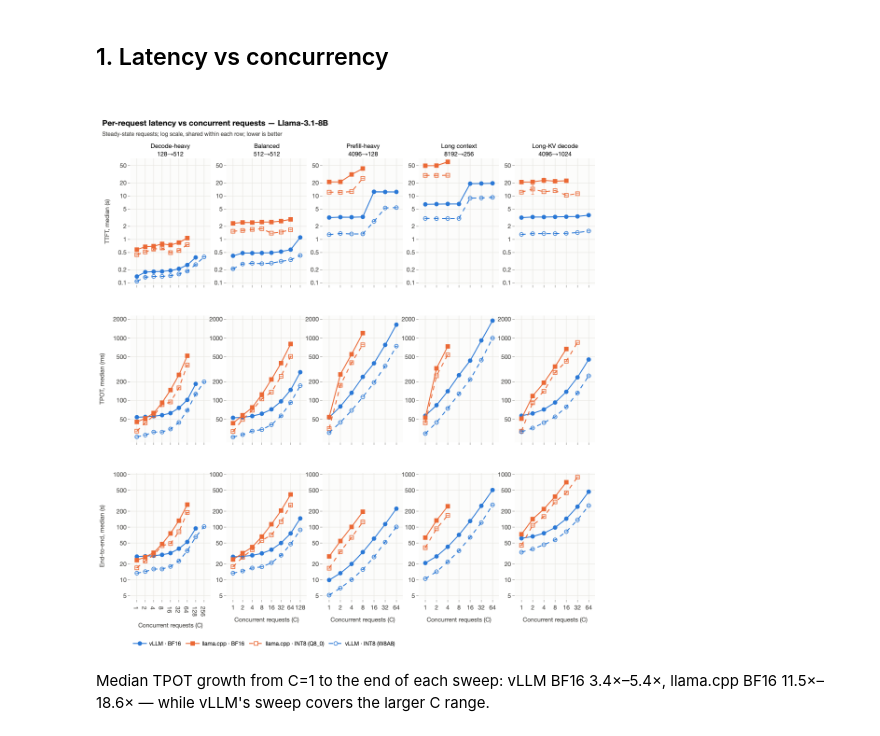
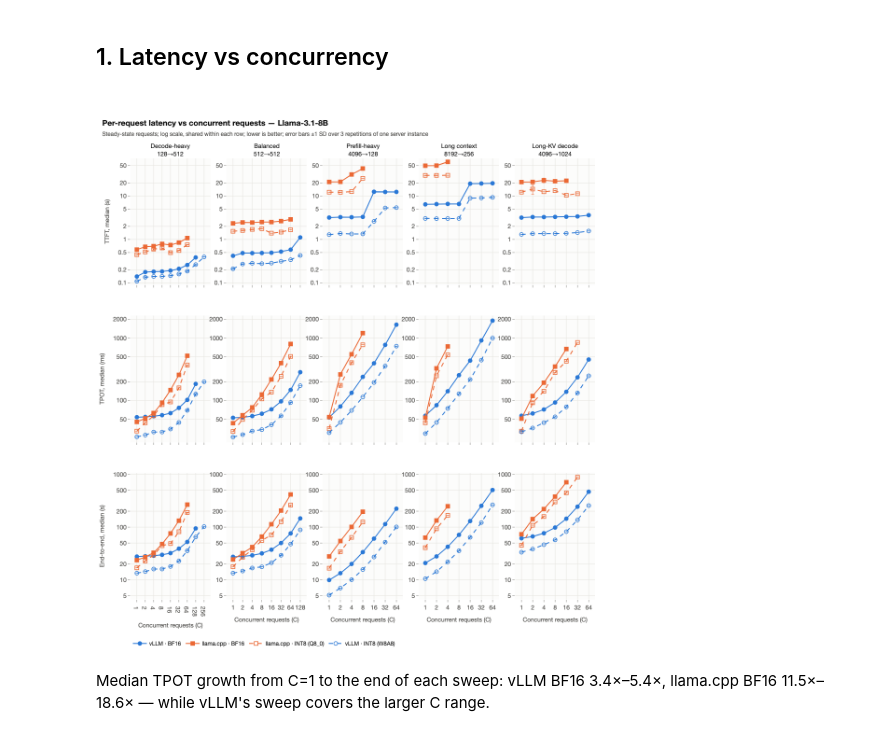
Before and after one commit to struggling-student/llm-backend-analysis, a Jupyter notebook: notebooks/backend_selection/05_online_serving_latency.ipynb, the cells around one changed output. Cells and saved outputs as stored; diff of their text form; code cells hidden in the pictures.

```diff
--- a/notebooks/backend_selection/05_online_serving_latency.ipynb
+++ b/notebooks/backend_selection/05_online_serving_latency.ipynb
@@ -35,13 +35,13 @@ primary = pts[pts["model"] == MODEL]
 # %%
 fig = plots.concurrency_grid(primary, [
     plots.Panel("ttft_s_p50_mean", "TTFT, median (s)", "s", log_y=True, share_y=True),
     plots.Panel("tpot_s_p50_mean", "TPOT, median (ms)", "ms", scale=1e3, log_y=True, share_y=True),
     plots.Panel("e2e_s_p50_mean", "End-to-end, median (s)", "s", log_y=True, share_y=True),
 ], title=f"Per-request latency vs concurrent requests — {registry.model_label(MODEL)}",
-   subtitle="Steady-state requests; log scale, shared within each row; lower is better")
+   subtitle="Steady-state requests; log scale, shared within each row; lower is better; error bars ±1 SD over 3 repetitions of one server instance")
 fig.show()
 # %% [output]
-[figure, old version]
+[figure, new version]
 # %%
 tp = primary[primary["precision"] == "bf16"].pivot_table(index="workload_shape", columns=["configuration_id", "concurrency"],
                                                          values="tpot_s_p50_mean", sort=False)
```
Also changed, not shown: 10 other files.
